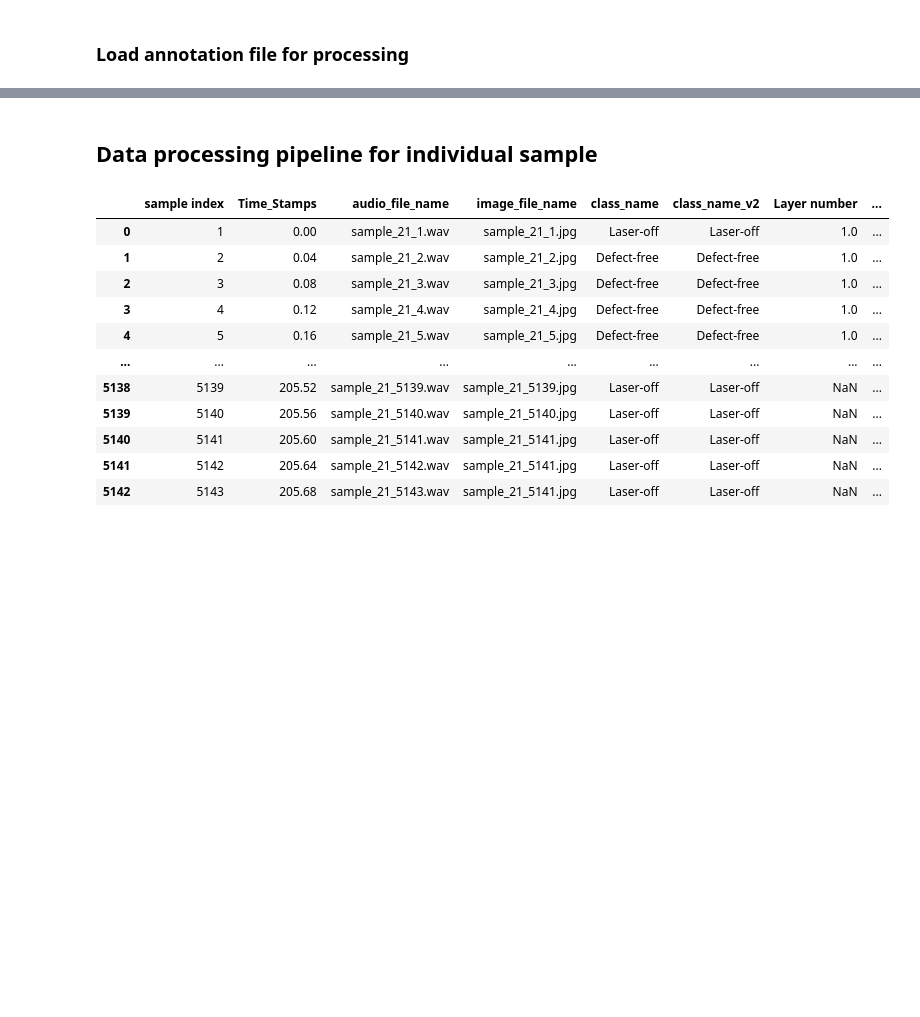
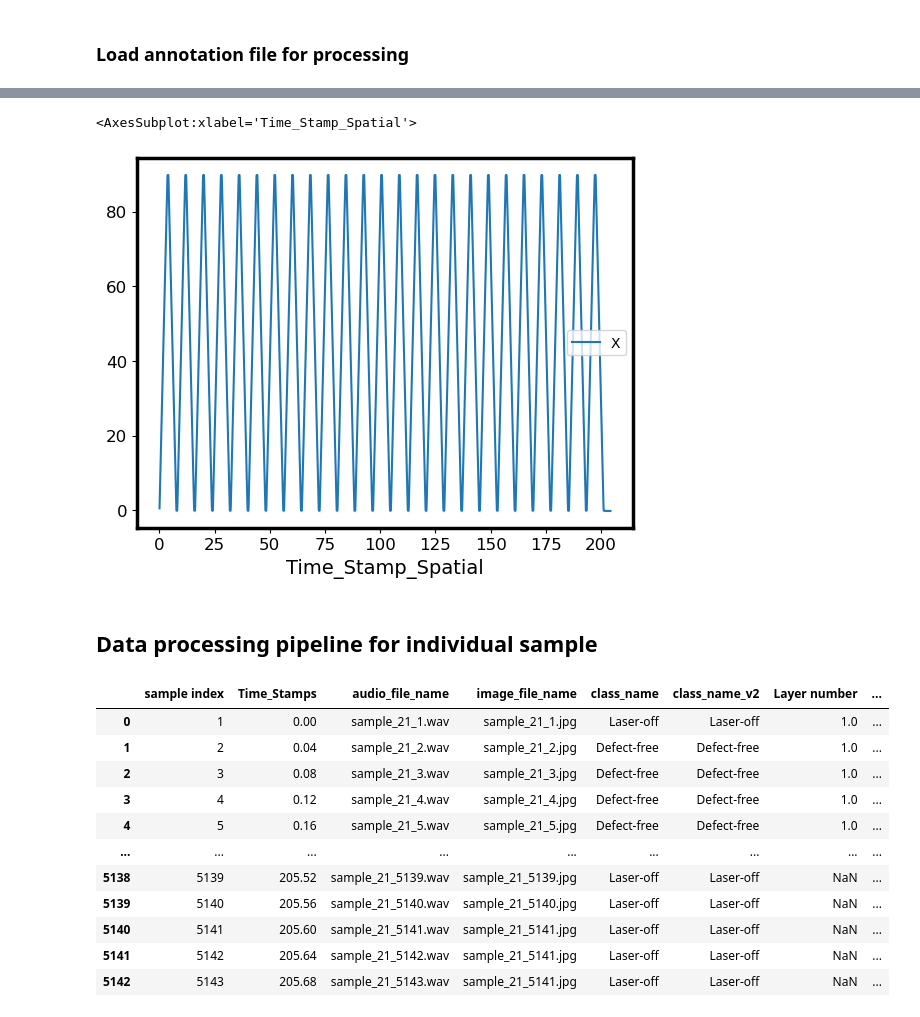
Before and after one commit to Davidlequnchen/LDED-FusionNet, a Jupyter notebook: code/2b_spatiotemporal_feature_fusion.ipynb, the cells around one changed output, grey strips where cells are left out. Drawn from its saved outputs; the diff is of its cells as text; code cells hidden in the pictures; blank space fills up the shorter version.

```diff
--- a/code/2b_spatiotemporal_feature_fusion.ipynb
+++ b/code/2b_spatiotemporal_feature_fusion.ipynb
@@ -203,15 +187,5 @@ df_processed_21
 ### Load annotation file for processing
 # %%
 # Step 1: Read the example annotation file into a Pandas DataFrame
-annotation_21_df = pd.read_csv(os.path.join(Dataset_path, '21', 'annotations_21.csv') )
-
-# # Add a time stamps column based on the sample index, each sample corresponds to a 40 ms segment
-# # Convert sample index to time stamps in ms
-# annotation_21_df['Time_Stamps'] = (annotation_21_df['sample index'] - 1) * 0.04
-
-# cols = annotation_21_df.columns.tolist()
-# cols.insert(1, cols.pop(cols.index('Time_Stamps')))
-# annotation_21_df = annotation_21_df[cols]
-
-# # Show the first few rows of the annotation DataFrame
-# annotation_21_df
+df_merged_spatter_annotations_21 = pd.read_csv(os.path.join(Dataset_path, '21', 'merged_spatter_annotations_21.csv') )
+df_merged_spatter_annotations_21['Time_Stamp_AudioVisual'] = df_merged_spatter_annotations_21['sample_index'] * 0.04
@@ -217,0 +208,23 @@ annotation_21_df = pd.read_csv(os.path.join(Dataset_path, '21', 'annotations_21.
+# %%
+# Define a function to find the closest timestamp index in df_position_21_cleaned for each entry in df_merged_spatter_annotations_21
+def find_closest_time_stamp_index(target_time, time_stamps):
+    # Compute absolute difference
+    differences = np.abs(time_stamps - target_time)
+    # Return the index of the smallest difference
+    return np.argmin(differences)
+# %%
+# Extract the time stamps from both dataframes
+time_stamps_audiovisual = df_merged_spatter_annotations_21['Time_Stamp_AudioVisual'].values
+time_stamps_spatial = df_processed_21['Time_Stamp_Spatial'].values
+
+# Apply the function to find the closest index for each time stamp in the audiovisual dataframe
+closest_indices = np.array([find_closest_time_stamp_index(t, time_stamps_spatial) for t in time_stamps_audiovisual])
+
+# Use these indices to select the corresponding rows from df_position_21_cleaned
+df_position_closest_adjusted = df_processed_21.iloc[closest_indices].reset_index(drop=True)
+
+# Ensure the indices of df_merged_spatter_annotations_21 match for a direct concatenation
+df_merged_adjusted = df_merged_spatter_annotations_21.reset_index(drop=True)
+
+# Concatenate the dataframes
+df_synchronized_adjusted = pd.concat([df_merged_adjusted, df_position_closest_adjusted], axis=1)
@@ -218 +255,6 @@ annotation_21_df = pd.read_csv(os.path.join(Dataset_path, '21', 'annotations_21.
+# %%
+df_synchronized_adjusted.plot('Time_Stamp_Spatial', 'X')
+# %% [output]
+<AxesSubplot:xlabel='Time_Stamp_Spatial'>
+[figure, added]
 # %%
```
Also changed, not shown: parts of 14 cells of this notebook, 1 other file.
